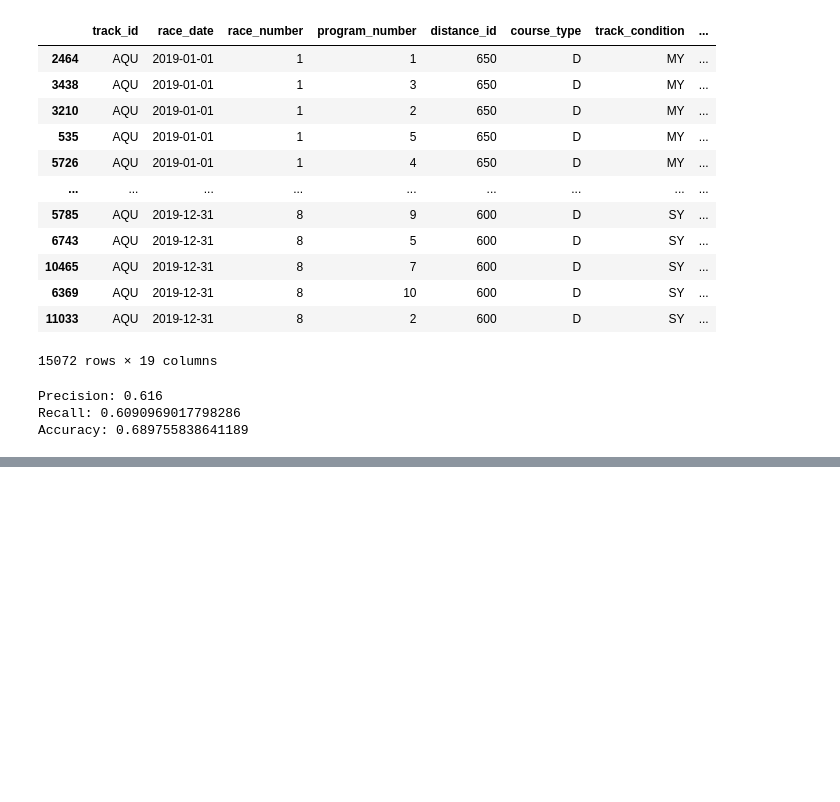
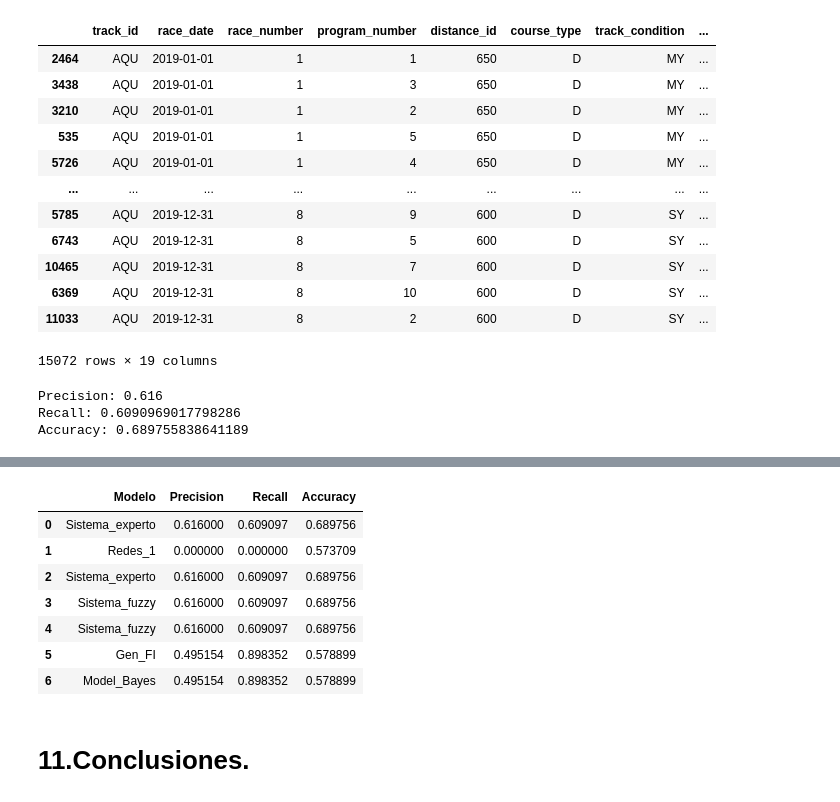
Before and after one commit to jsebastianquiroga/Big_Data-_Derby_2022_SI, a Jupyter notebook: Notebooks/sistemas_inteligentes.ipynb, the cells around one changed output, grey strips where cells are left out. Saved outputs shown, nothing was run; the diff lists cells and outputs as text; code cells hidden in the pictures; blank space fills up the shorter version.

```diff
--- a/Notebooks/sistemas_inteligentes.ipynb
+++ b/Notebooks/sistemas_inteligentes.ipynb
@@ -1723,0 +1723,23 @@ Resultados
+# %%
+df_bayes = nyra_2019.copy()
+df_bayes = df_bayes.drop('jockey', axis=1)
+test=df_bayes[["race_date", "track_id", "race_number"]].drop_duplicates().head(600)
+train=df_bayes[["race_date", "track_id", "race_number"]].drop_duplicates().tail(1400)
+df_bayes['First_3'] = 0
+df_bayes.loc[df_bayes['position_at_finish'].between(0, 4, inclusive=False), 'First_3'] = 1
+# data.loc[data['position_at_finish'].between(4, 60, inclusive=True), 'First_3'] = 0
+#Traigo 70% de las carreras para train y el 30% para test
+df_bayes = df_bayes.drop(['unique_id', 'position_at_finish'], axis=1)
+df_bayes =  pd.get_dummies(df_bayes, columns=['track_condition', 'course_type', 'race_type', 'program_number'], dtype='float')
+data_FB = df_bayes.copy()
+train=train.merge(data_FB, on=['race_date','race_number','track_id'], how='left').sort_values(by=['race_date','track_id','race_number', 'odds'], ascending=True, na_position='first')
+test=test.merge(data_FB, on=['race_date','race_number','track_id'], how='left').sort_values(by=['race_date','track_id','race_number', 'odds'], ascending=True, na_position='first')
+train = pd.get_dummies(train, columns=['track_id'], dtype='float')
+test = pd.get_dummies(test, columns=['track_id'], dtype='float')
+train = train.drop('race_date', axis=1)
+test = test.drop('race_date', axis=1)
+X_train, y_train = train.drop('First_3', axis=1), train['First_3']
+X_test, y_test = test.drop('First_3', axis=1), test['First_3']
+# %%
+gnb = GaussianNB()
+y_pred_bayes = gnb.fit(X_train, y_train).predict(X_test)
@@ -1723,0 +1754,20 @@ Resultados
+# %%
+d7 = {'Modelo': ['Model_Bayes'],
+     'Precision': precision_score(y_test, y_pred_bayes),
+     'Recall': recall_score(y_test, y_pred_bayes),
+     'Accuracy': accuracy_score(y_test, y_pred_bayes)}
+Resultados7 = pd.DataFrame(data=d7)
+
+Resultados = Resultados.append(Resultados7, ignore_index=True)
+Resultados
+# %% [output]
+|  | Modelo | Precision | Recall | Accuracy |
+| 0 | Sistema_experto | 0.616000 | 0.609097 | 0.689756 |
+| 1 | Redes_1 | 0.000000 | 0.000000 | 0.573709 |
+| 2 | Sistema_experto | 0.616000 | 0.609097 | 0.689756 |
+| 3 | Sistema_fuzzy | 0.616000 | 0.609097 | 0.689756 |
+| 4 | Sistema_fuzzy | 0.616000 | 0.609097 | 0.689756 |
+| 5 | Gen_FI | 0.495154 | 0.898352 | 0.578899 |
+| 6 | Model_Bayes | 0.495154 | 0.898352 | 0.578899 |
+# %% [markdown]
+### <h1><strong>11.Conclusiones.</strong></h1>
```
Also changed, not shown: parts of 12 cells of this notebook.
